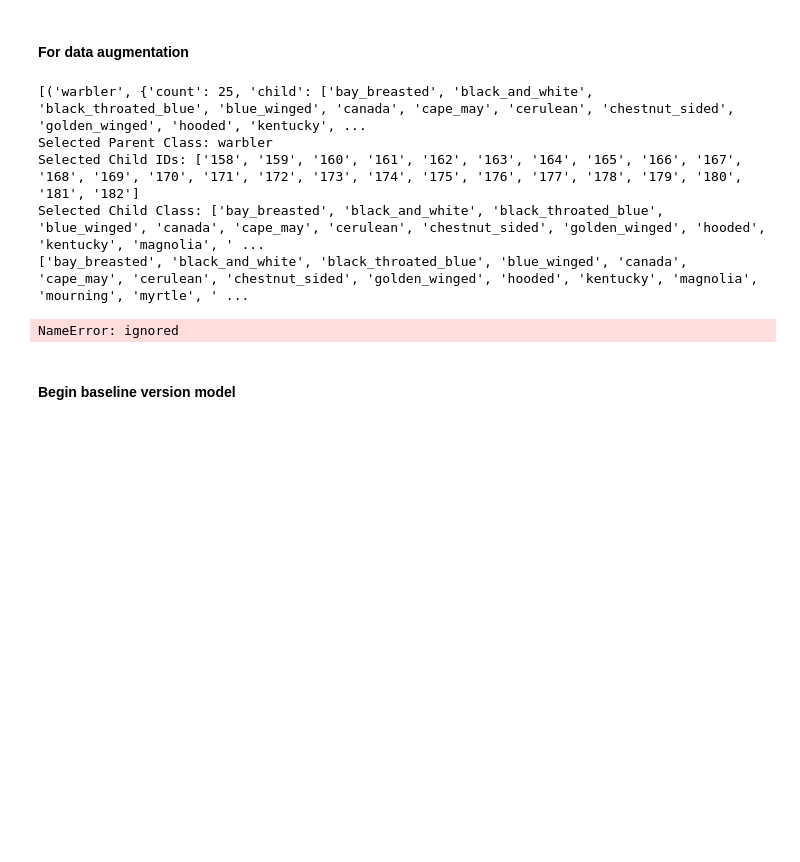
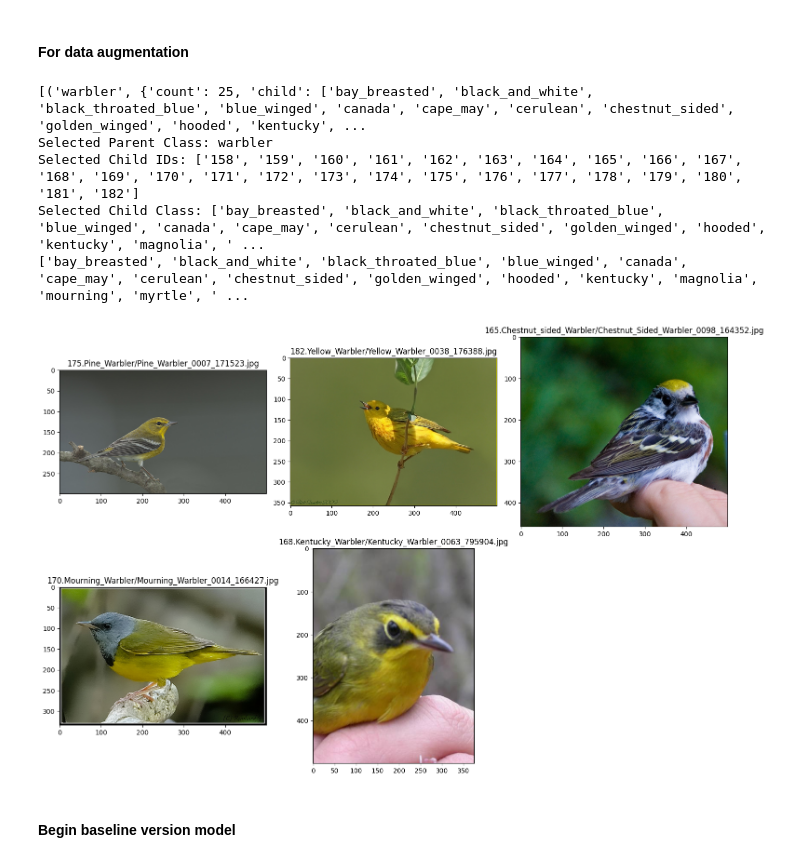
Before and after one commit to rajatdua/dlvr-fgmccb, a Jupyter notebook: Kopia_notatnika_DLVR_Project_FGMCCB.ipynb, the cells around one changed output. Cells and saved outputs as stored; diff of their text form; code cells hidden in the pictures; blank space fills up the shorter version.

```diff
--- a/Kopia_notatnika_DLVR_Project_FGMCCB.ipynb
+++ b/Kopia_notatnika_DLVR_Project_FGMCCB.ipynb
@@ -405,6 +409,8 @@ resultant_child_id, resultant_child_names = zip(*random_sample)
 
 import re
 images_to_show = []
+classes_file = f"{download_dir}/CUB_200_2011/classes.txt"
+images_file = f"{download_dir}/CUB_200_2011/images.txt"
 
 for child_id, child_name in zip(resultant_child_id, resultant_child_names):
     pattern = re.compile(f"{re.escape(child_id)}.{re.escape(child_name)}_{re.escape(selected_parent_class)}", re.IGNORECASE)
@@ -442,34 +448,34 @@ for i, image_path in enumerate(images_to_show):
     # axs[i].set_ylabel("Y-coordinate")
 
 # Remove empty subplots if any
 for i in range(len(images_to_show), len(axs)):
     axs[i].axis('off')
 
 # Adjust layout for better spacing
 plt.tight_layout()
 
 # Show the plot
 plt.show()
 
 
 
 # print('---All Classes (Sorted)---')
 #
 # for parent_key, data in sorted_parents:
 #     print(f"Parent Key: {parent_key}")
 #     print(f"Class ID: {', '.join(data['id'])}")
 #     print(f"Count: {data['count']}")
 #     print("Children:")
 #     for child in data['child']:
 #         print(f"  - {child}")
 #     print()
 # %% [output]
 [('warbler', {'count': 25, 'child': ['bay_breasted', 'black_and_white', 'black_throated_blue', 'blue_winged', 'canada', 'cape_may', 'cerulean', 'chestnut_sided', 'golden_winged', 'hooded', 'kentucky', ...
 Selected Parent Class: warbler
 Selected Child IDs: ['158', '159', '160', '161', '162', '163', '164', '165', '166', '167', '168', '169', '170', '171', '172', '173', '174', '175', '176', '177', '178', '179', '180', '181', '182']
 Selected Child Class: ['bay_breasted', 'black_and_white', 'black_throated_blue', 'blue_winged', 'canada', 'cape_may', 'cerulean', 'chestnut_sided', 'golden_winged', 'hooded', 'kentucky', 'magnolia', ' ...
 ['bay_breasted', 'black_and_white', 'black_throated_blue', 'blue_winged', 'canada', 'cape_may', 'cerulean', 'chestnut_sided', 'golden_winged', 'hooded', 'kentucky', 'magnolia', 'mourning', 'myrtle', ' ...
-NameError: ignored
+[figure, added]
 # %%
 
 class TinyImageNetDataset_Triplet():
```
Also changed, not shown: parts of 5 cells of this notebook.
